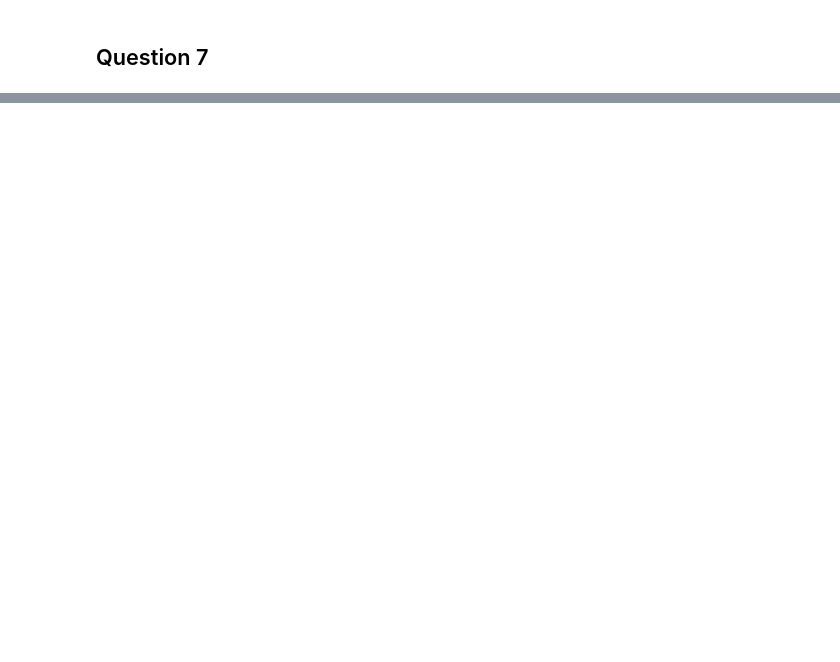
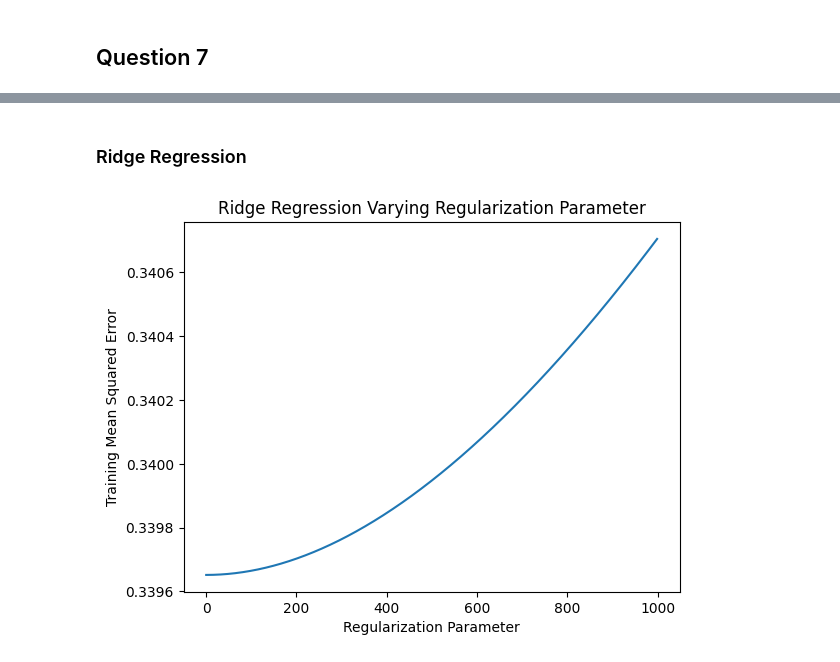
Before and after one commit to NBeibarys/intro-to-data-science-capstone, a Jupyter notebook: analyses/joe_questions.ipynb, the cells around one changed output, grey strips where cells are left out. Drawn from its saved outputs; the diff is of its cells as text; code cells hidden in the pictures; blank space fills up the shorter version.

```diff
--- a/analyses/joe_questions.ipynb
+++ b/analyses/joe_questions.ipynb
@@ -132,0 +197,5 @@ print(coefficients[coefficients != 0].sort_values(ascending=False))
+# %%
+# simple linear regression
+model = LinearRegression().fit(X_train_scaled, y_train)
+simple_linear_model_scores = score_model(model, X_train_scaled, X_test_scaled, y_train, y_test)
+print(simple_linear_model_scores)
@@ -132,0 +217,42 @@ print(coefficients[coefficients != 0].sort_values(ascending=False))
+# %% [markdown]
+ ### Ridge Regression
+# %%
+def alpha_search(alg, alphas):
+    mses = []
+    r_squareds = []
+
+    for alpha in alphas:
+        # fit model
+        model = alg(alpha=alpha, random_state=seed)
+        model.fit(X_train_scaled, y_train)
+
+        # Assess model
+        scores = score_model(model, X_train_scaled, X_test_scaled, y_train, y_test)
+        mses.append(scores["Training MSE"])
+        r_squareds.append(scores["Training R2"])
+
+    # Get minimum mean squared error
+    minimum_mse = min(mses)
+    minimum_mse_index = mses.index(minimum_mse)  # index of minimum mean squared error
+    best_alpha = alphas[minimum_mse_index]
+
+    # Return output as dictionary
+    return {
+        "alphas": alphas,
+        "training_mses": mses,
+        "training_r2s": r_squareds,
+        "best_alpha": best_alpha,
+        "minimum_mse": minimum_mse
+    }
+# %%
+# Ridge regression
+alphas = np.arange(0, 1000, 1)
+out = alpha_search(Ridge, alphas)
+
+plt.plot(out["alphas"], out["training_mses"])
+plt.xlabel("Regularization Parameter")
+plt.ylabel("Training Mean Squared Error")
+plt.title("Ridge Regression Varying Regularization Parameter")
+plt.show()
+# %% [output]
+[figure, added]
```
Also changed, not shown: parts of 35 cells of this notebook, 2 other files.
